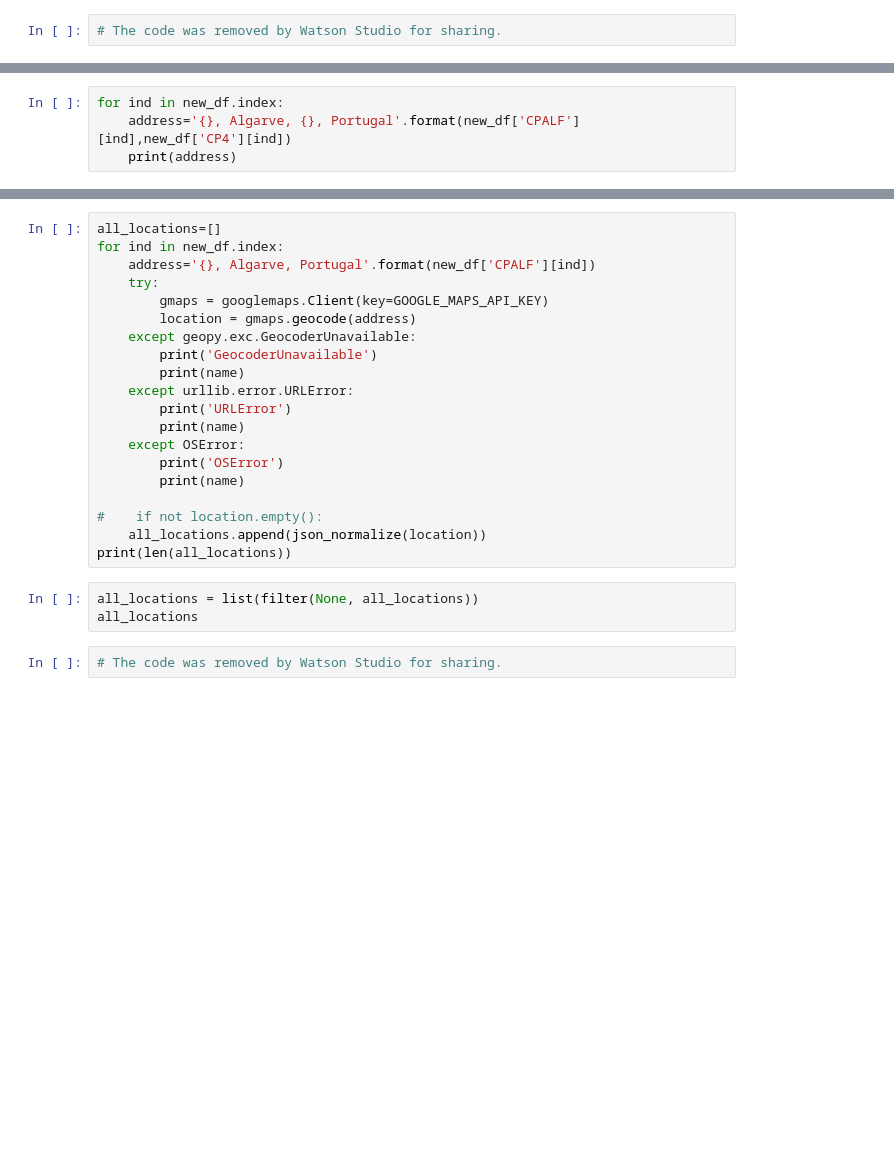
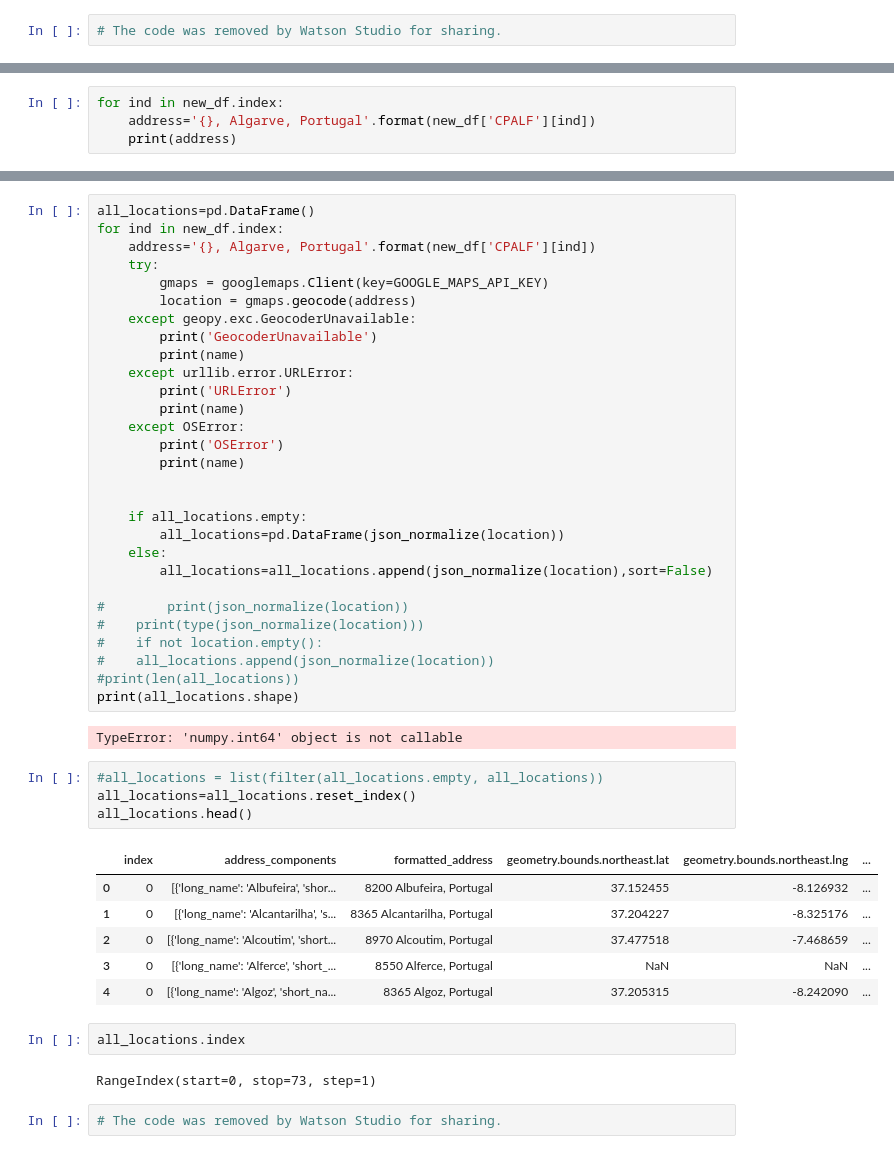
Before and after one commit to vasraz007/courseraCapstone, a Jupyter notebook: The Battle of Neighborhoods.ipynb, the cells around one changed output, grey strips where cells are left out. Cells and saved outputs as stored; diff of their text form; blank space fills up the shorter version.

```diff
--- a/The Battle of Neighborhoods.ipynb
+++ b/The Battle of Neighborhoods.ipynb
@@ -118,4 +245,4 @@ print(result['geometry.location.lng'][0])
 # %%
 for ind in new_df.index:
-    address='{}, Algarve, {}, Portugal'.format(new_df['CPALF'][ind],new_df['CP4'][ind])
+    address='{}, Algarve, Portugal'.format(new_df['CPALF'][ind])
     print(address)
@@ -122,5 +267,5 @@ for ind in new_df.index:
 # %%
-all_locations=[]
+all_locations=pd.DataFrame()
 for ind in new_df.index:
     address='{}, Algarve, Portugal'.format(new_df['CPALF'][ind])
     try:
@@ -136,11 +281,34 @@ for ind in new_df.index:
         print('OSError')
         print(name)
 
+
+    if all_locations.empty:
+        all_locations=pd.DataFrame(json_normalize(location))
+    else:
+        all_locations=all_locations.append(json_normalize(location),sort=False)
+
+#        print(json_normalize(location))
+#    print(type(json_normalize(location)))
 #    if not location.empty():
-    all_locations.append(json_normalize(location))
-print(len(all_locations))
+#    all_locations.append(json_normalize(location))
+#print(len(all_locations))
+print(all_locations.shape)
+# %% [output]
+TypeError: 'numpy.int64' object is not callable
-# %%
-all_locations = list(filter(None, all_locations))
-all_locations
+# %%
+#all_locations = list(filter(all_locations.empty, all_locations))
+all_locations=all_locations.reset_index()
+all_locations.head()
+# %% [output]
+|  | index | address_components | formatted_address | geometry.bounds.northeast.lat | geometry.bounds.northeast.lng | ... |
+| 0 | 0 | [{'long_name': 'Albufeira', 'shor... | 8200 Albufeira, Portugal | 37.152455 | -8.126932 | ... |
+| 1 | 0 | [{'long_name': 'Alcantarilha', 's... | 8365 Alcantarilha, Portugal | 37.204227 | -8.325176 | ... |
+| 2 | 0 | [{'long_name': 'Alcoutim', 'short... | 8970 Alcoutim, Portugal | 37.477518 | -7.468659 | ... |
+| 3 | 0 | [{'long_name': 'Alferce', 'short_... | 8550 Alferce, Portugal | NaN | NaN | ... |
+| 4 | 0 | [{'long_name': 'Algoz', 'short_na... | 8365 Algoz, Portugal | 37.205315 | -8.242090 | ... |
+# %%
+all_locations.index
+# %% [output]
+RangeIndex(start=0, stop=73, step=1)
 # %%
 # The code was removed by Watson Studio for sharing.
```
Also changed, not shown: parts of 23 cells of this notebook.
